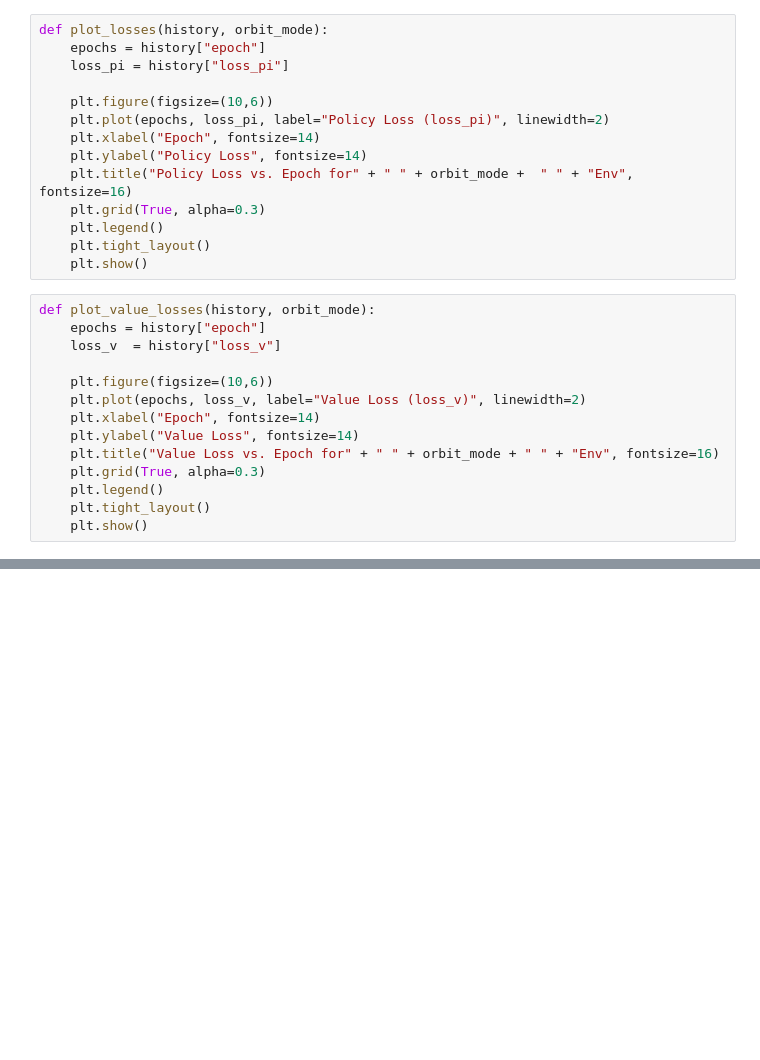
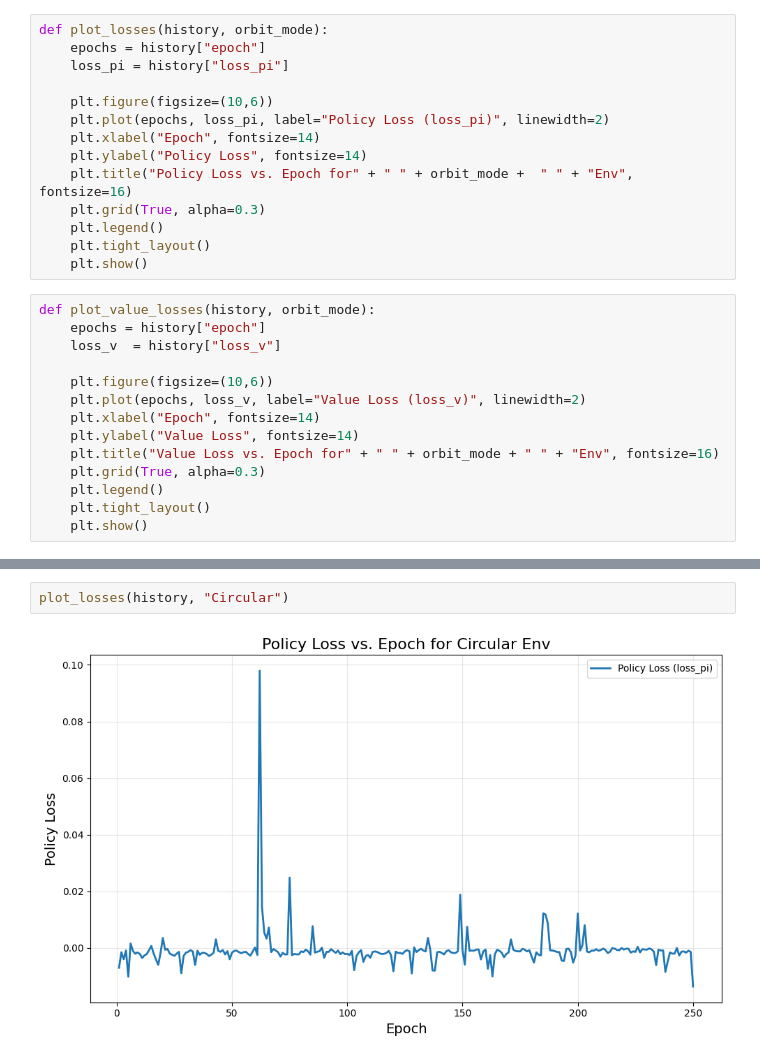
Before and after one commit to mkdar/MARLBlackHole, a Jupyter notebook: Newton_Circ_EBH.ipynb, the cells around one changed output, grey strips where cells are left out. Cells and saved outputs as stored; diff of their text form; blank space fills up the shorter version.

```diff
--- a/Newton_Circ_EBH.ipynb
+++ b/Newton_Circ_EBH.ipynb
@@ -1512,0 +1558,4 @@ plot_value_losses(history)
+# %%
+plot_losses(history, "Circular")
+# %% [output]
+[figure, added]
```
Also changed, not shown: parts of 7 cells of this notebook.
